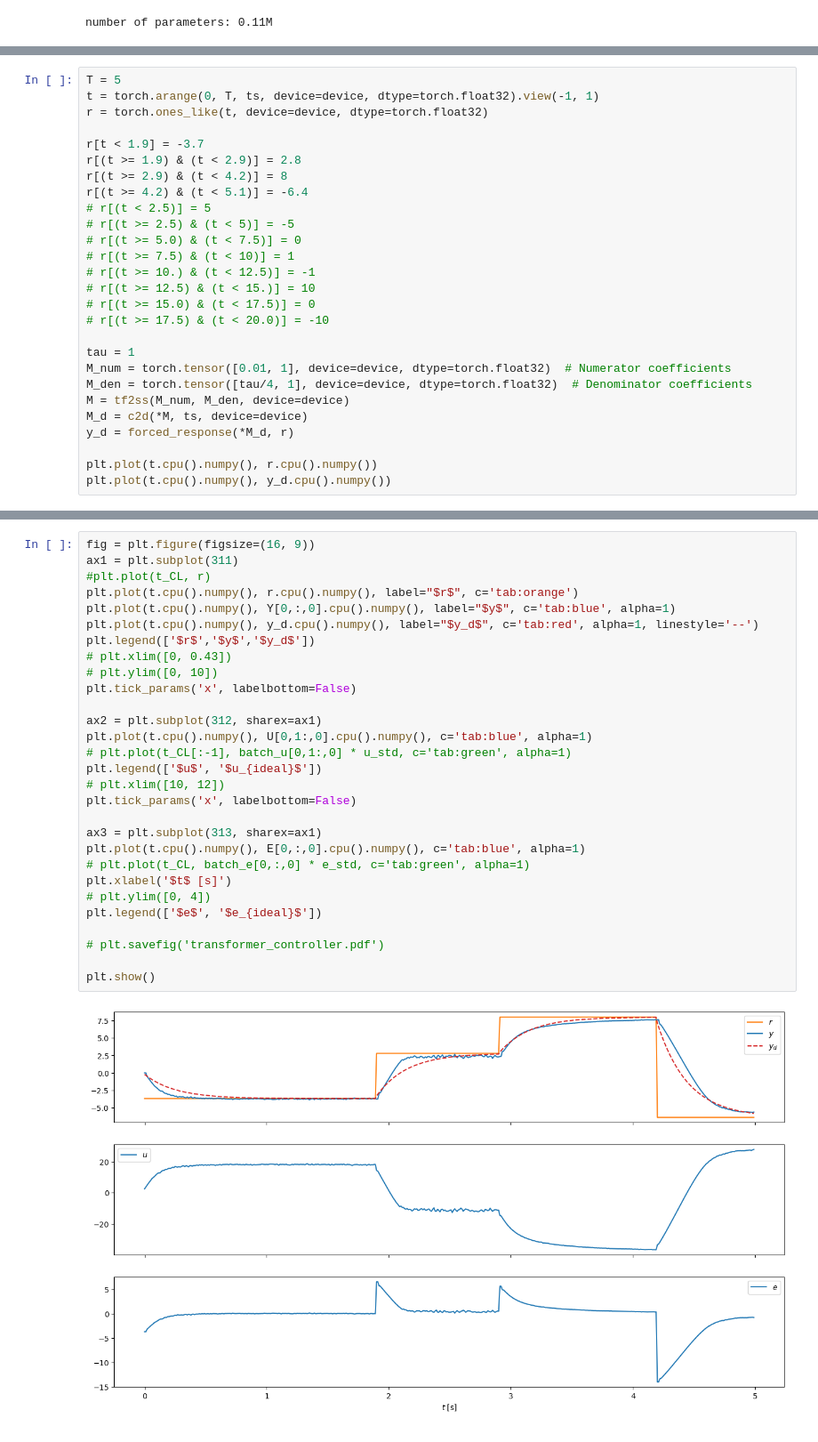
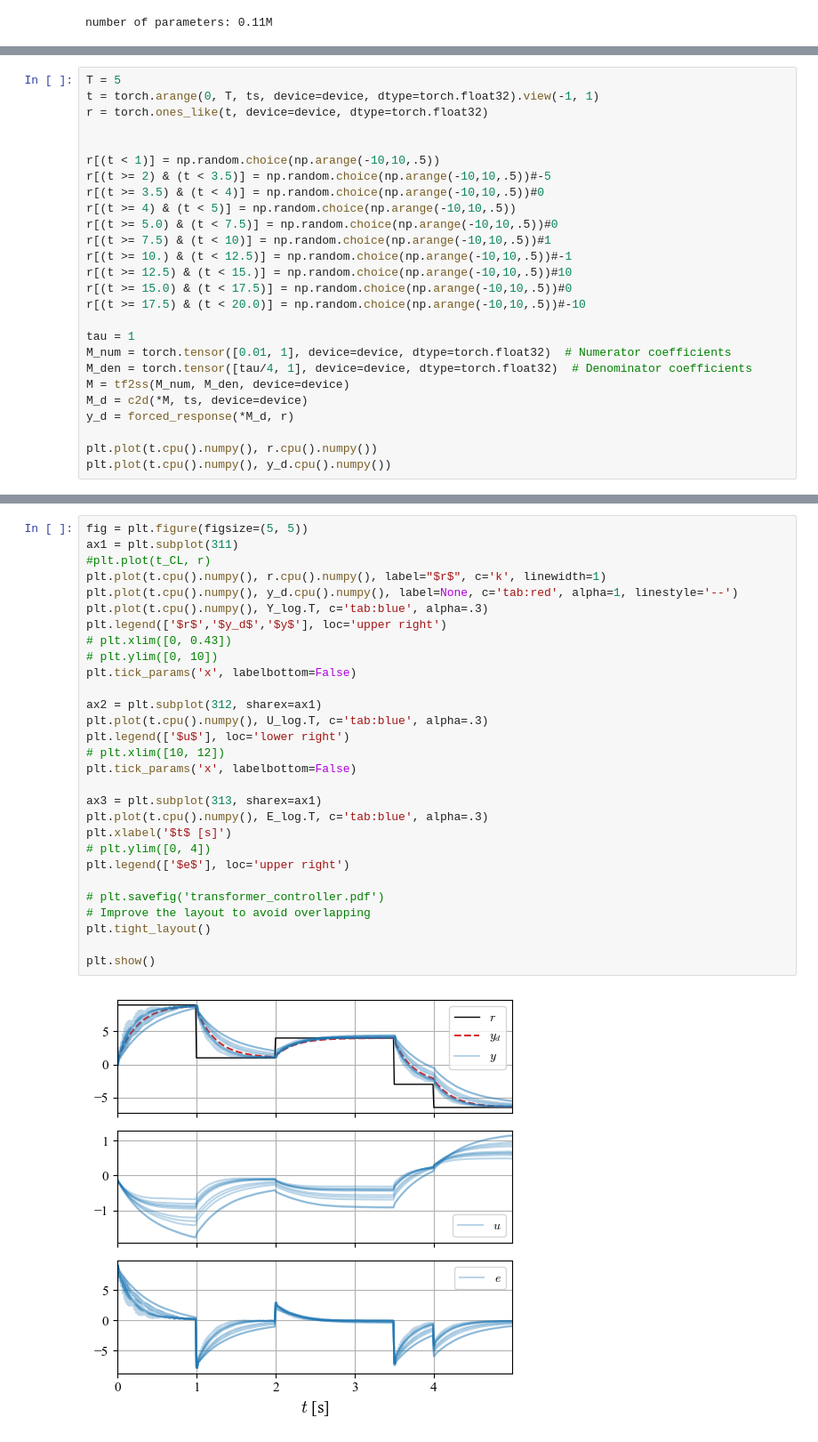
Before and after one commit to buswayne/in-context-controller, a Jupyter notebook: test_onestep_lin_CL.ipynb, the cells around one changed output, grey strips where cells are left out. Shown at 89% size. Drawn from its saved outputs; the diff is of its cells as text.

```diff
--- a/test_onestep_lin_CL.ipynb
+++ b/test_onestep_lin_CL.ipynb
@@ -103,18 +122,17 @@ T = 5
 t = torch.arange(0, T, ts, device=device, dtype=torch.float32).view(-1, 1)
 r = torch.ones_like(t, device=device, dtype=torch.float32)
 
-r[t < 1.9] = -3.7
-r[(t >= 1.9) & (t < 2.9)] = 2.8
-r[(t >= 2.9) & (t < 4.2)] = 8
-r[(t >= 4.2) & (t < 5.1)] = -6.4
-# r[(t < 2.5)] = 5
-# r[(t >= 2.5) & (t < 5)] = -5
-# r[(t >= 5.0) & (t < 7.5)] = 0
-# r[(t >= 7.5) & (t < 10)] = 1
-# r[(t >= 10.) & (t < 12.5)] = -1
-# r[(t >= 12.5) & (t < 15.)] = 10
-# r[(t >= 15.0) & (t < 17.5)] = 0
-# r[(t >= 17.5) & (t < 20.0)] = -10
+
+r[(t < 1)] = np.random.choice(np.arange(-10,10,.5))
+r[(t >= 2) & (t < 3.5)] = np.random.choice(np.arange(-10,10,.5))#-5
+r[(t >= 3.5) & (t < 4)] = np.random.choice(np.arange(-10,10,.5))#0
+r[(t >= 4) & (t < 5)] = np.random.choice(np.arange(-10,10,.5))
+r[(t >= 5.0) & (t < 7.5)] = np.random.choice(np.arange(-10,10,.5))#0
+r[(t >= 7.5) & (t < 10)] = np.random.choice(np.arange(-10,10,.5))#1
+r[(t >= 10.) & (t < 12.5)] = np.random.choice(np.arange(-10,10,.5))#-1
+r[(t >= 12.5) & (t < 15.)] = np.random.choice(np.arange(-10,10,.5))#10
+r[(t >= 15.0) & (t < 17.5)] = np.random.choice(np.arange(-10,10,.5))#0
+r[(t >= 17.5) & (t < 20.0)] = np.random.choice(np.arange(-10,10,.5))#-10
 
 tau = 1
 M_num = torch.tensor([0.01, 1], device=device, dtype=torch.float32)  # Numerator coefficients
@@ -193,31 +211,31 @@ time instant: 499
 # %%
-fig = plt.figure(figsize=(16, 9))
+fig = plt.figure(figsize=(5, 5))
 ax1 = plt.subplot(311)
 #plt.plot(t_CL, r)
-plt.plot(t.cpu().numpy(), r.cpu().numpy(), label="$r$", c='tab:orange')
-plt.plot(t.cpu().numpy(), Y[0,:,0].cpu().numpy(), label="$y$", c='tab:blue', alpha=1)
-plt.plot(t.cpu().numpy(), y_d.cpu().numpy(), label="$y_d$", c='tab:red', alpha=1, linestyle='--')
-plt.legend(['$r$','$y$','$y_d$'])
+plt.plot(t.cpu().numpy(), r.cpu().numpy(), label="$r$", c='k', linewidth=1)
+plt.plot(t.cpu().numpy(), y_d.cpu().numpy(), label=None, c='tab:red', alpha=1, linestyle='--')
+plt.plot(t.cpu().numpy(), Y_log.T, c='tab:blue', alpha=.3)
+plt.legend(['$r$','$y_d$','$y$'], loc='upper right')
 # plt.xlim([0, 0.43])
 # plt.ylim([0, 10])
 plt.tick_params('x', labelbottom=False)
 
 ax2 = plt.subplot(312, sharex=ax1)
-plt.plot(t.cpu().numpy(), U[0,1:,0].cpu().numpy(), c='tab:blue', alpha=1)
-# plt.plot(t_CL[:-1], batch_u[0,1:,0] * u_std, c='tab:green', alpha=1)
-plt.legend(['$u$', '$u_{ideal}$'])
+plt.plot(t.cpu().numpy(), U_log.T, c='tab:blue', alpha=.3)
+plt.legend(['$u$'], loc='lower right')
 # plt.xlim([10, 12])
 plt.tick_params('x', labelbottom=False)
 
 ax3 = plt.subplot(313, sharex=ax1)
-plt.plot(t.cpu().numpy(), E[0,:,0].cpu().numpy(), c='tab:blue', alpha=1)
-# plt.plot(t_CL, batch_e[0,:,0] * e_std, c='tab:green', alpha=1)
+plt.plot(t.cpu().numpy(), E_log.T, c='tab:blue', alpha=.3)
 plt.xlabel('$t$ [s]')
 # plt.ylim([0, 4])
-plt.legend(['$e$', '$e_{ideal}$'])
+plt.legend(['$e$'], loc='upper right')
 
 # plt.savefig('transformer_controller.pdf')
+# Improve the layout to avoid overlapping
+plt.tight_layout()
 
 plt.show()
 # %% [output]
-[figure, old version]
+[figure, new version]
```
Also changed, not shown: parts of 11 cells of this notebook, 11 other files.
